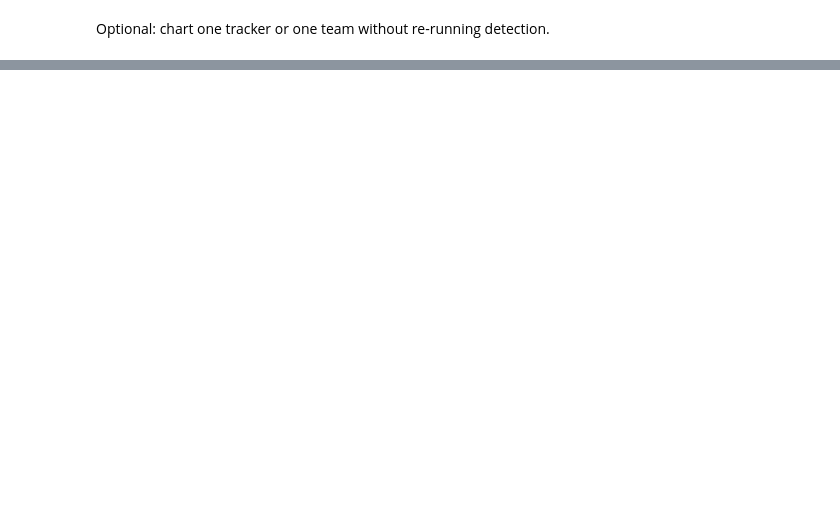
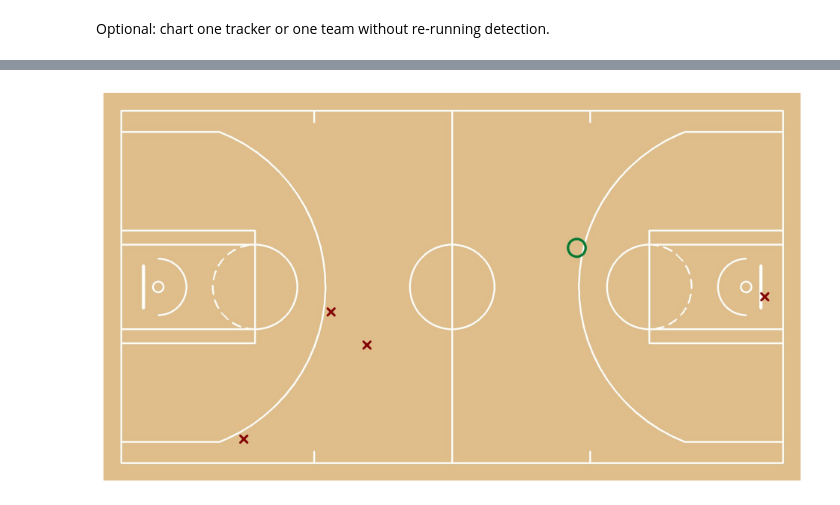
Before and after one commit to ZoukaB/Basketball-player-tracking, a Jupyter notebook: notebooks/pipeline_on_notebook.ipynb, the cells around one changed output, grey strips where cells are left out. Drawn from its saved outputs; the diff is of its cells as text; code cells hidden in the pictures; blank space fills up the shorter version.

```diff
--- a/notebooks/pipeline_on_notebook.ipynb
+++ b/notebooks/pipeline_on_notebook.ipynb
@@ -149,0 +189,20 @@ sv.plot_image(cv2.imread(str(filtered_chart)))
+# %%
+TRACKER_ID = None          # e.g. 3
+TEAM = None                # e.g. "Boston Celtics"
+
+chart_name = "shot_chart"
+if TRACKER_ID is not None:
+    chart_name += f"_tracker{TRACKER_ID}"
+if TEAM:
+    chart_name += "_" + TEAM.replace(" ", "_").lower()
+filtered_chart = run.run_dir / f"{chart_name}.jpg"
+
+plot_shot_chart(
+    shots_df,
+    filtered_chart,
+    tracker_id=TRACKER_ID,
+    team=TEAM,
+)
+sv.plot_image(cv2.imread(str(filtered_chart)))
+# %% [output]
+[figure, added]
```
Also changed, not shown: parts of 8 cells of this notebook, 1 other file.
